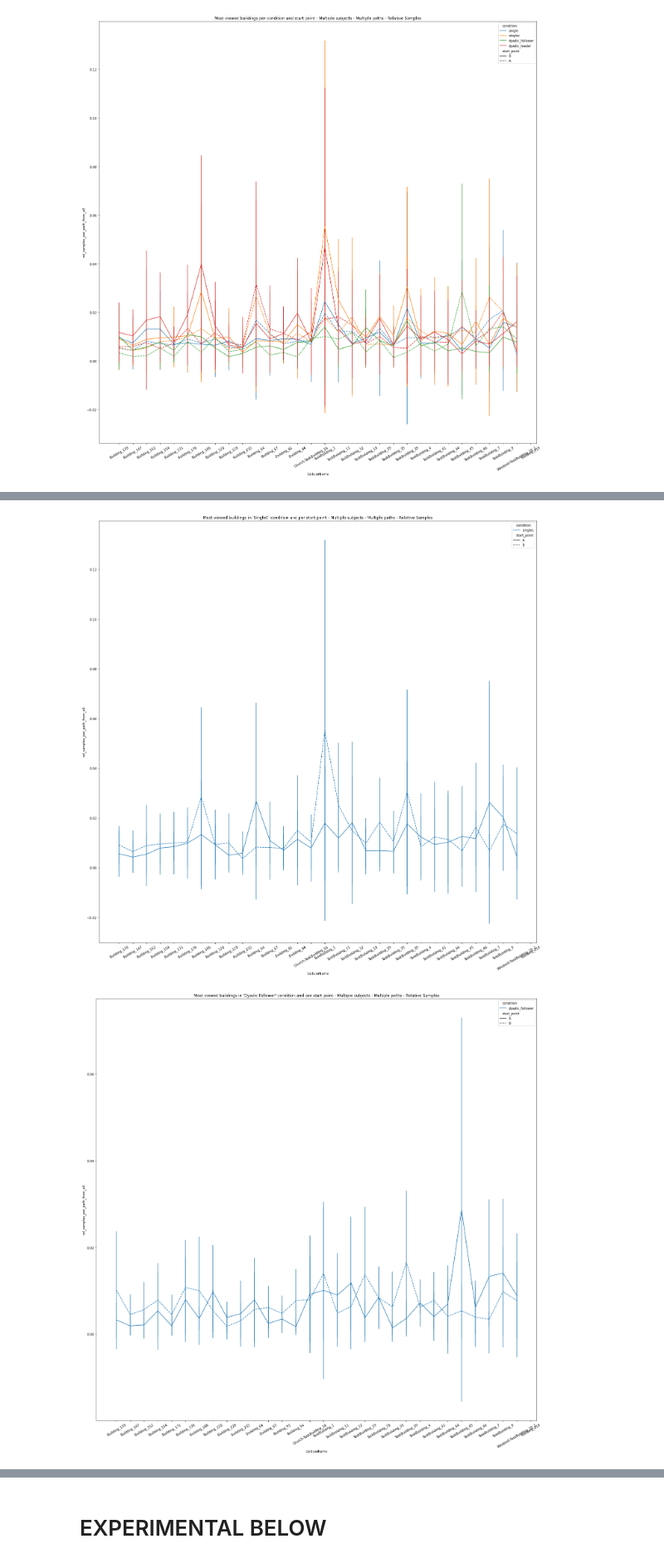
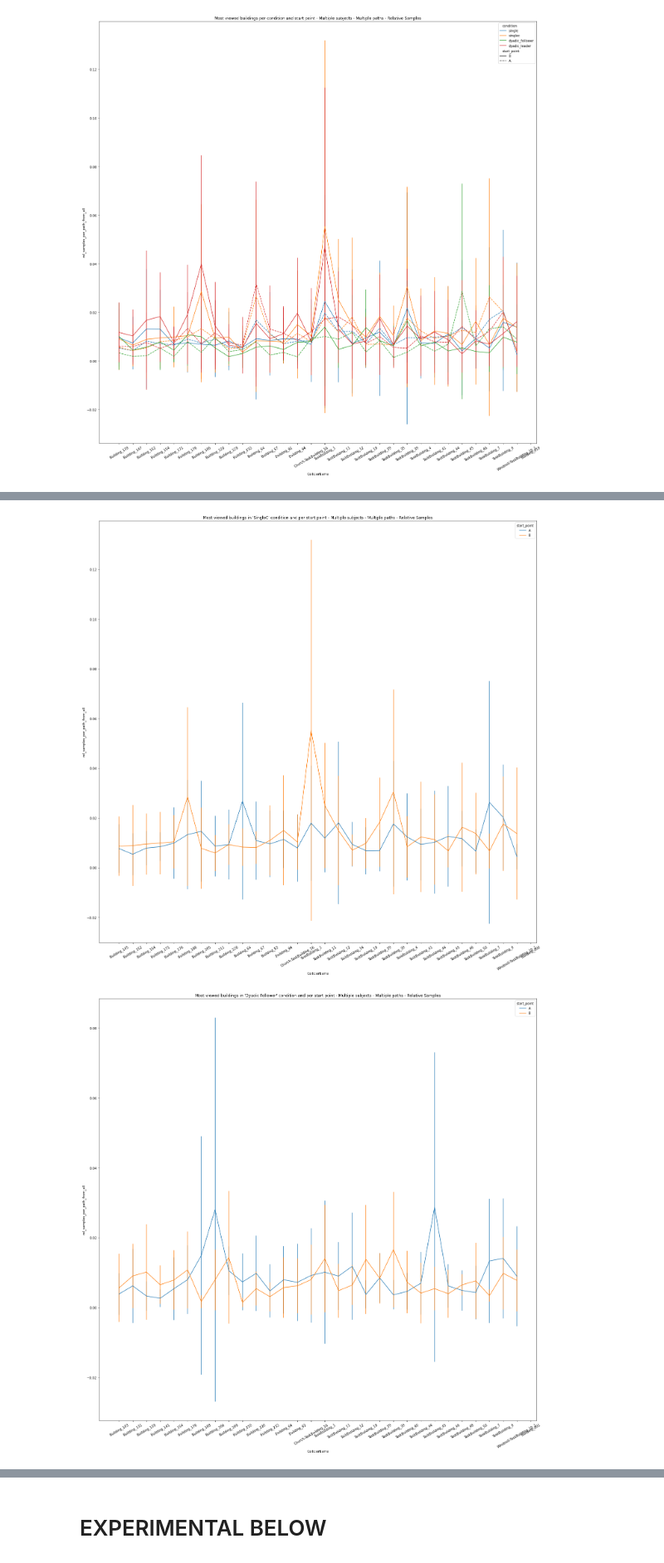
Before and after one commit to lucasessmann/GTA_ET, a Jupyter notebook: IndividualPathAnalysis.ipynb, the cells around one changed output, grey strips where cells are left out. Shown at 83% size. Drawn from its saved outputs; the diff is of its cells as text; code cells hidden in the pictures.

```diff
--- a/IndividualPathAnalysis.ipynb
+++ b/IndividualPathAnalysis.ipynb
@@ -503,9 +513,16 @@ plt.show()
 
 data_df = rel_agg_df.copy(deep=True)
 
+# initial filter
+data_df = data_df[data_df["condition"] == "singlec"]
+data_df = data_df[(data_df["PathNumber"] != 0)] # exclude test path
+
+# Find top houses
+special_top_houses = find_top_houses(data_df,30,False,"rel_from_all_overall")
+
 # Create a sorted collider names list, with top houses in the beginning
 # Use for categorical data in the dataframe for nice plotting
-collider_name_list = top_house_names.copy()
+collider_name_list = special_top_houses.copy()
 collider_name_list.sort()
 for collider in data_df["ColliderName"]:
     if collider not in collider_name_list:
@@ -514,17 +531,14 @@ data_df["ColliderName"] = pd.Categorical(data_df["ColliderName"],
                                    categories=collider_name_list,
                                    ordered=True)
 
-# filter
-data_df = data_df[(data_df["ColliderName"].isin(top_house_names))]
-data_df = data_df[data_df["condition"] == "singlec"]
-data_df = data_df[(data_df["PathNumber"] != 0)] # exclude test path
-
+# later filter
+data_df = data_df[(data_df["ColliderName"].isin(special_top_houses))]
 
 # plot
 fig, ax = plt.subplots(1,1,figsize=(20,20), squeeze = False)
 
 # Single"
-g = sns.lineplot(data=data_df, x="ColliderName", y="rel_samples_per_path_from_all", hue="condition", style="start_point", err_style="bars", ci="sd", ax = ax[0,0])
+g = sns.lineplot(data=data_df, x="ColliderName", y="rel_samples_per_path_from_all", hue="start_point", err_style="bars", ci="sd", ax = ax[0,0])
 plt.xticks(rotation = 30)
 ax[0,0].title.set_text("Most viewed buildings in 'SingleC' condition and per start point - Multiple subjects - Multiple paths - Relative Samples")
 
@@ -532,42 +546,45 @@ ax[0,0].title.set_text("Most viewed buildings in 'SingleC' condition and per sta
 fig.tight_layout()
 plt.show()
 # %% [output]
-[figure, old version]
+[figure, new version]
 # %%
 # Only Dyadic Follower
 
 data_df = rel_agg_df.copy(deep=True)
 
+# initial filter
+data_df = data_df[data_df["condition"] == "dyadic_follower"]
+data_df = data_df[(data_df["PathNumber"] != 0)] # exclude test path
+
+# Find top houses
+special_top_houses = find_top_houses(data_df,30,False,"rel_from_all_overall")
+
 # Create a sorted collider names list, with top houses in the beginning
 # Use for categorical data in the dataframe for nice plotting
-collider_name_list = top_house_names.copy()
+collider_name_list = special_top_houses.copy()
 collider_name_list.sort()
 for collider in data_df["ColliderName"]:
     if collider not in collider_name_list:
         collider_name_list.append(collider)
 data_df["ColliderName"] = pd.Categorical(data_df["ColliderName"],
                                    categories=collider_name_list,
-                                   ordered=True)
+                                    ordered=True)
 
-# filter
-data_df = data_df[(data_df["ColliderName"].isin(top_house_names))]
-data_df = data_df[data_df["condition"] == "dyadic_follower"]
-data_df = data_df[(data_df["PathNumber"] != 0)] # exclude test path
-
+data_df = data_df[(data_df["ColliderName"].isin(special_top_houses))]
 
 # plot
 fig, ax = plt.subplots(1,1,figsize=(20,20), squeeze = False)
 
 # Single"
-g = sns.lineplot(data=data_df, x="ColliderName", y="rel_samples_per_path_from_all", hue="condition", style="start_point", err_style="bars", ci="sd", ax = ax[0,0])
+g = sns.lineplot(data=data_df, x="ColliderName", y="rel_samples_per_path_from_all", hue="start_point", err_style="bars", ci="sd", ax = ax[0,0])
 plt.xticks(rotation = 30)
 ax[0,0].title.set_text("Most viewed buildings in 'Dyadic Follower' condition and per start point - Multiple subjects - Multiple paths - Relative Samples")
 
 
 fig.tight_layout()
 plt.show()
 # %% [output]
-[figure, old version]
+[figure, new version]
 # %%
 # Only Dyadic Leader
 
```
Also changed, not shown: parts of 27 cells of this notebook.
